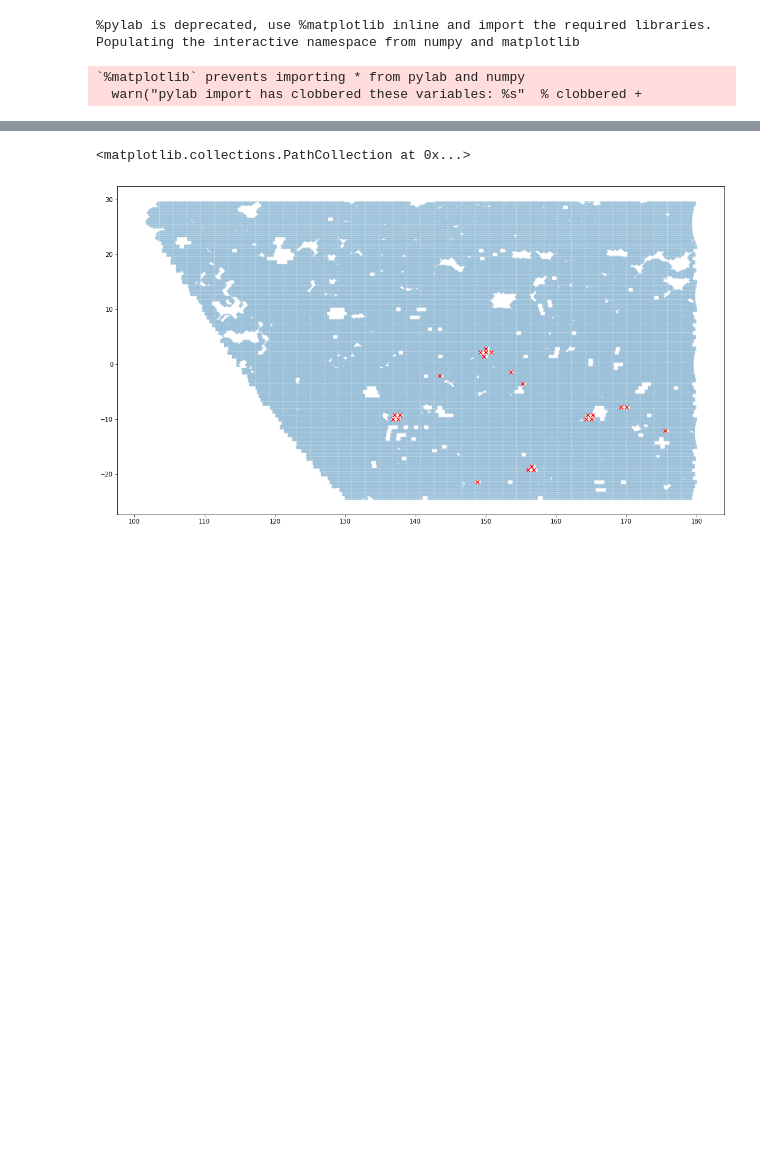
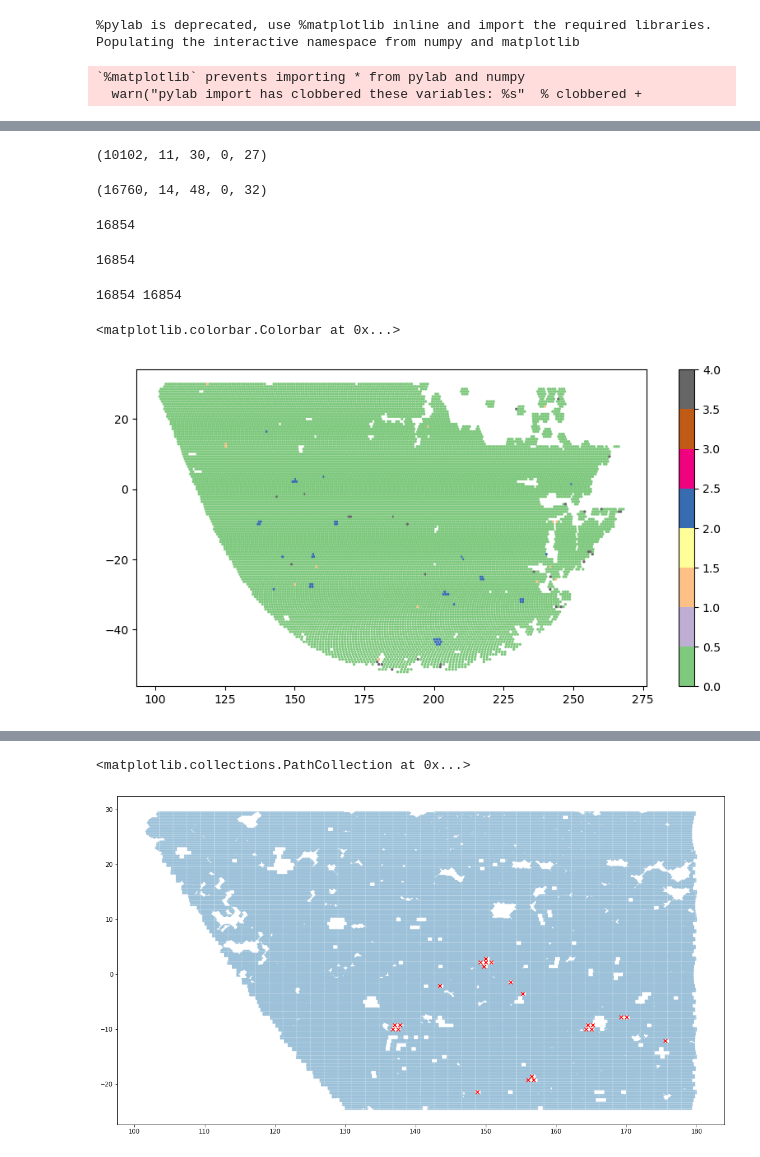
Before and after one commit to delve-survey/shearcat, a Jupyter notebook: shear_catalog/notebooks/CheckMissingTiles.ipynb, the cells around one changed output, grey strips where cells are left out. Drawn from its saved outputs; the diff is of its cells as text; code cells hidden in the pictures; blank space fills up the shorter version.

```diff
--- a/shear_catalog/notebooks/CheckMissingTiles.ipynb
+++ b/shear_catalog/notebooks/CheckMissingTiles.ipynb
@@ -23,4 +21,0 @@ full_tile_list = np.genfromtxt('../Tilelist_DR3_1_1.csv', dtype='str', delimiter
-# %%
-# number of bad tiles in the astrofix list
-for tile in bad_tile_list:
-    !more ../Tilelist_DR3_1_1_ASTROFIX.csv|grep {tile}
@@ -50,0 +227,36 @@ astrofix_tile_list = np.genfromtxt('../Tilelist_DR3_1_1_ASTROFIX.csv', dtype='st
+# %%
+# DR3_1_2
+
+string = 'tile,path,ra,dec,gold,mcal,nobj'+'\n'
+with open('tile_check_DR3_1_2.txt', 'w') as f:
+    f.write(string)
+
+for i in range(Ntile2):
+
+    tile = full_tile_list2[i][0]
+    ra = full_tile_list2[i][2]
+    dec = full_tile_list2[i][3]
+    pp = full_tile_list2[i][1]
+
+    if os.path.isfile('/project/chihway/data/decade/coaddcat_v7/gold_'+str(tile)+'.fits'):
+        gold = 1
+    else:
+        gold = 0
+    if os.path.isfile('/project/chihway/data/decade/shearcat_v3/metacal_output_'+str(tile)+'.fits') and os.path.isfile('/project/chihway/data/decade/shearcat_v3/ids_match_'+str(tile)+'.npz'):
+        mcal = 1
+    else:
+        mcal = 0
+
+    if mcal==0 or gold==0:
+        njob = 0
+
+    else:
+        Nobj = np.sum(GOLD_Mask[tile]) + np.sum(MCAL_Mask[tile])
+        if Nobj>0:
+            njob = 1
+        else:
+            njob = 0
+
+    string = tile+','+str(pp)+','+str(ra)+','+str(dec)+','+str(gold)+','+str(mcal)+','+str(njob)+'\n'
+    with open('tile_check_DR3_1_2.txt', 'a') as f:
+        f.write(string)
@@ -50,0 +365,16 @@ astrofix_tile_list = np.genfromtxt('../Tilelist_DR3_1_1_ASTROFIX.csv', dtype='st
+# %%
+N21, N22, N23, N24, N25
+# %% [output]
+(10102, 11, 30, 0, 27)
+# %%
+N11+N21, N12+N22, N13+N23, N14+N24, N15+N25
+# %% [output]
+(16760, 14, 48, 0, 32)
+# %%
+N1+N2+N3+N4+N5
+# %% [output]
+16854
+# %%
+6684+10170
+# %% [output]
+16854
@@ -50,0 +387,9 @@ astrofix_tile_list = np.genfromtxt('../Tilelist_DR3_1_1_ASTROFIX.csv', dtype='st
+# %%
+print(len(RA), len(FLAG))
+mplot.figure(figsize=(10,5))
+mplot.scatter(RA, DEC, c=FLAG, s=2, cmap='Accent')
+mplot.colorbar()
+# %% [output]
+16854 16854
+<matplotlib.colorbar.Colorbar at 0x...>
+[figure, added]
```
Also changed, not shown: parts of 28 cells of this notebook, 8 other files.
